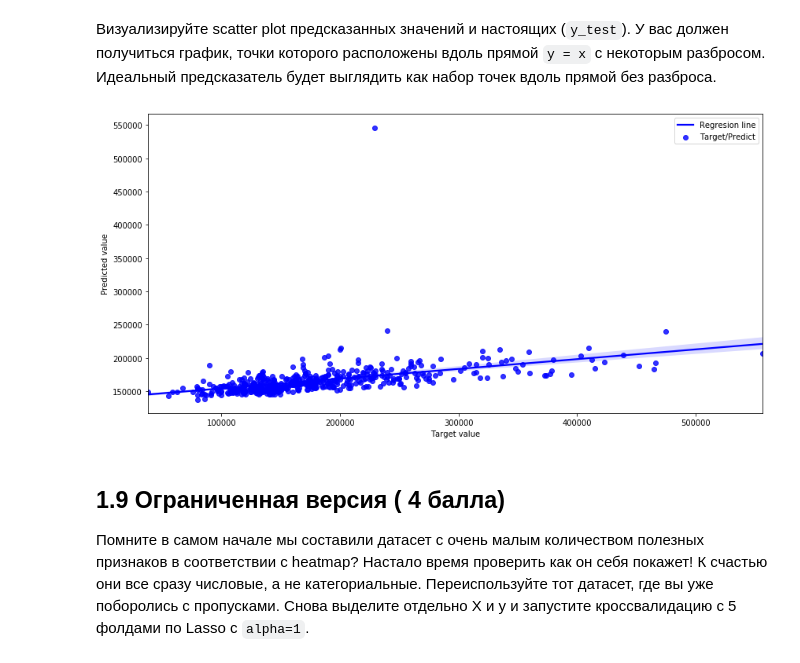
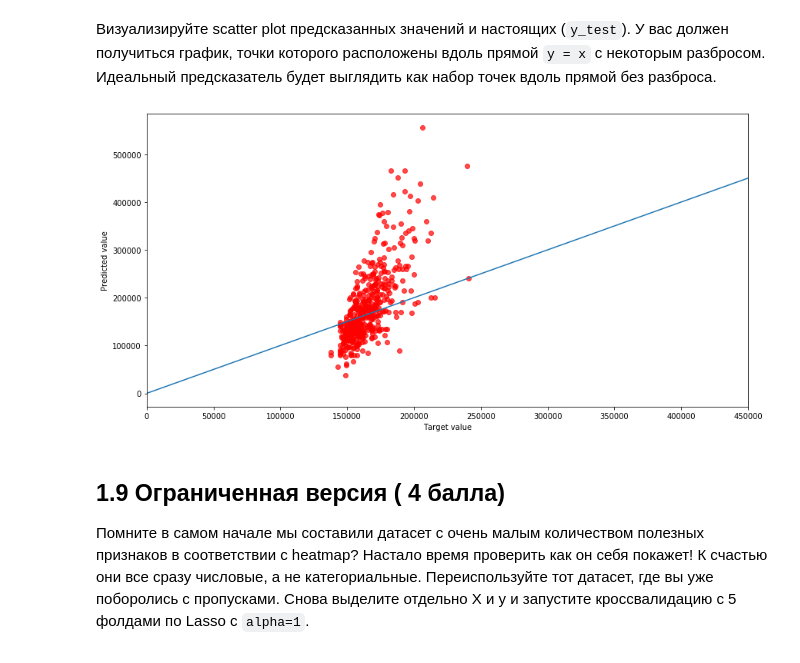
Before and after one commit to D7nis/Course-ML-Classic, a Jupyter notebook: Practice/4. Линейная регрессия/04-linear-regression_DDA.ipynb, the cells around one changed output. Cells and saved outputs as stored; diff of their text form; code cells hidden in the pictures.

```diff
--- a/Practice/4. Линейная регрессия/04-linear-regression_DDA.ipynb
+++ b/Practice/4. Линейная регрессия/04-linear-regression_DDA.ipynb
@@ -1016,19 +1020,23 @@ pass
 # %%
 plt.figure(figsize=(14,7))
 
 #poly = np.polyfit(y_test, pred, 1) #fits a polynomial of degree deg to points (x, y), returning the polynomial coefficients that minimize the square error.
-#plt.scatter(y_test, pred, color = 'red', alpha=0.7)
+plt.scatter(pred, y_test, color = 'red', alpha=0.7)
 #plt.plot(y_test, poly[0]*y_test + poly[1], color = "green")
 #plt.legend(["Target/Predict", "Regresion Line"])
 
-sns.regplot(x=y_test,y=pred, color="blue")
-plt.legend(["Regresion line","Target/Predict"])
+#sns.regplot(x=y_test,y=pred, color="blue")
+#plt.legend(["Regresion line","Target/Predict"])
+
+plt.plot([1,500000],[1,500000])
 
 plt.xlabel("Target value")
 plt.ylabel("Predicted value")
+
+plt.xlim(0,450000)
 pass
 # %% [output]
-[figure, old version]
+[figure, new version]
 # %% [markdown]
 ## 1.9 Ограниченная версия ( 4 балла)
 
```
Also changed, not shown: parts of 15 cells of this notebook.
